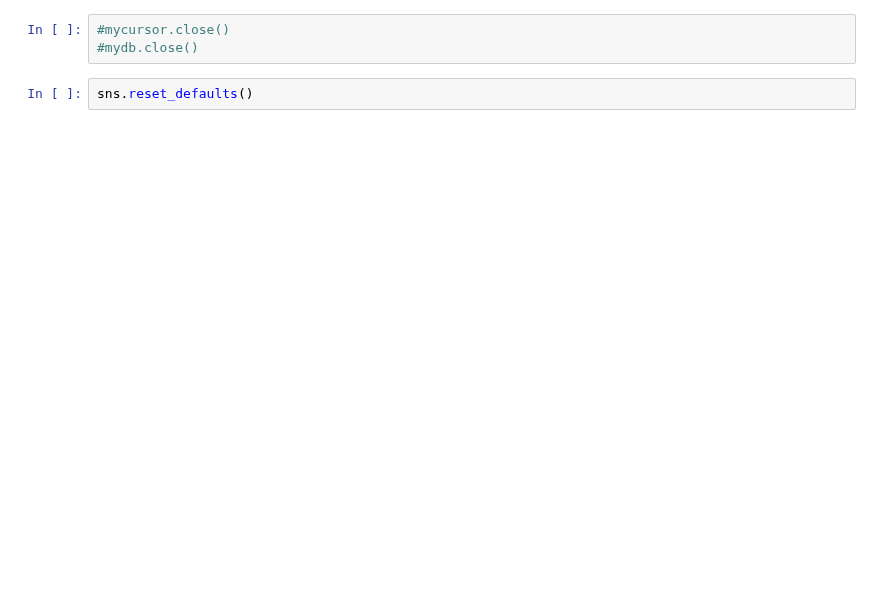
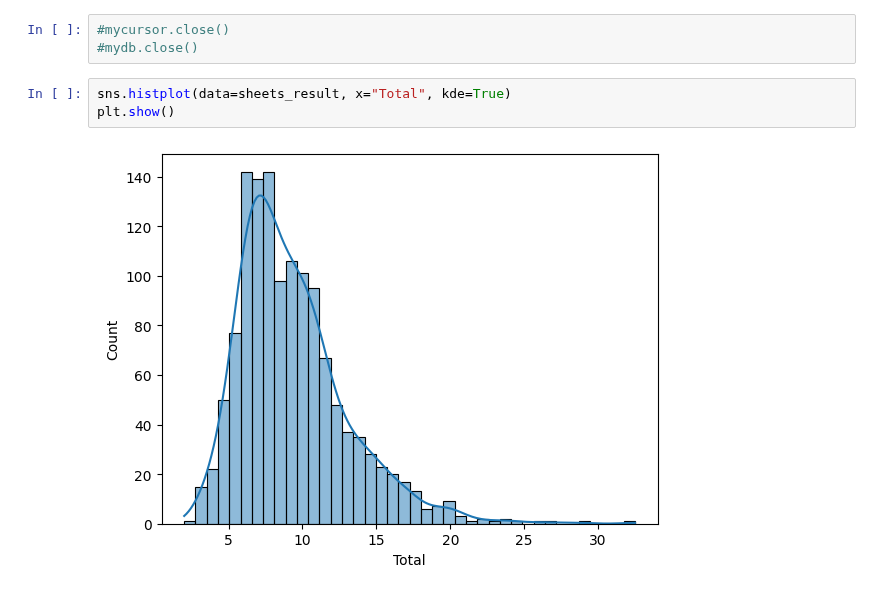
Before and after one commit to Crawford92/DeliveryData, a Jupyter notebook: stats.ipynb, the cells around one changed output. Saved outputs shown, nothing was run; the diff lists cells and outputs as text; blank space fills up the shorter version.

Commit message:
Added sandbox flag, added histograms for delivery total, distance, and duration

```diff
--- a/stats.ipynb
+++ b/stats.ipynb
@@ -1204,5 +1064,8 @@ ProgrammingError: 1046 (3D000): No database selected
 # %%
 #mycursor.close()
 #mydb.close()
-# %%
-sns.reset_defaults()
+# %%
+sns.histplot(data=sheets_result, x="Total", kde=True)
+plt.show()
+# %% [output]
+[figure, added]
```
Also changed, not shown: parts of 35 cells of this notebook.
